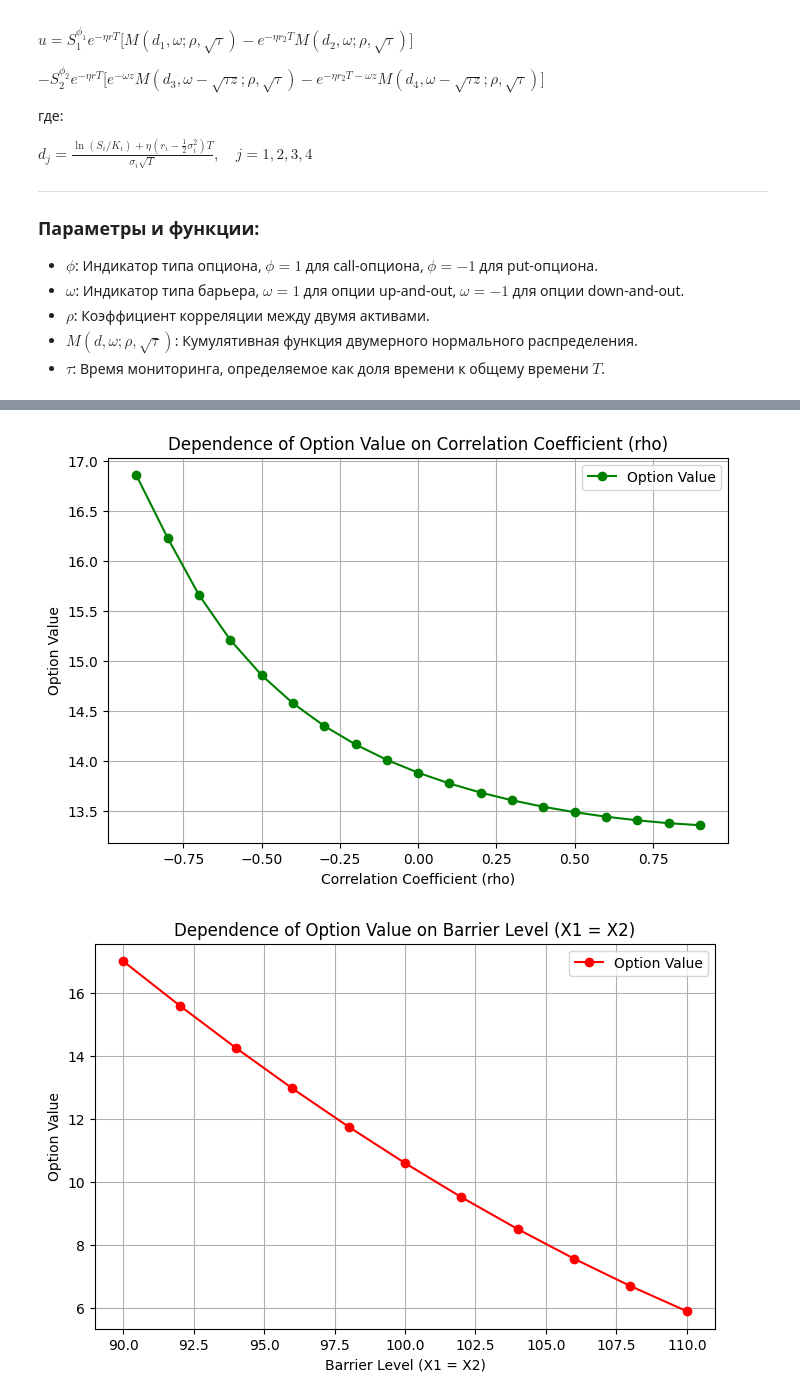
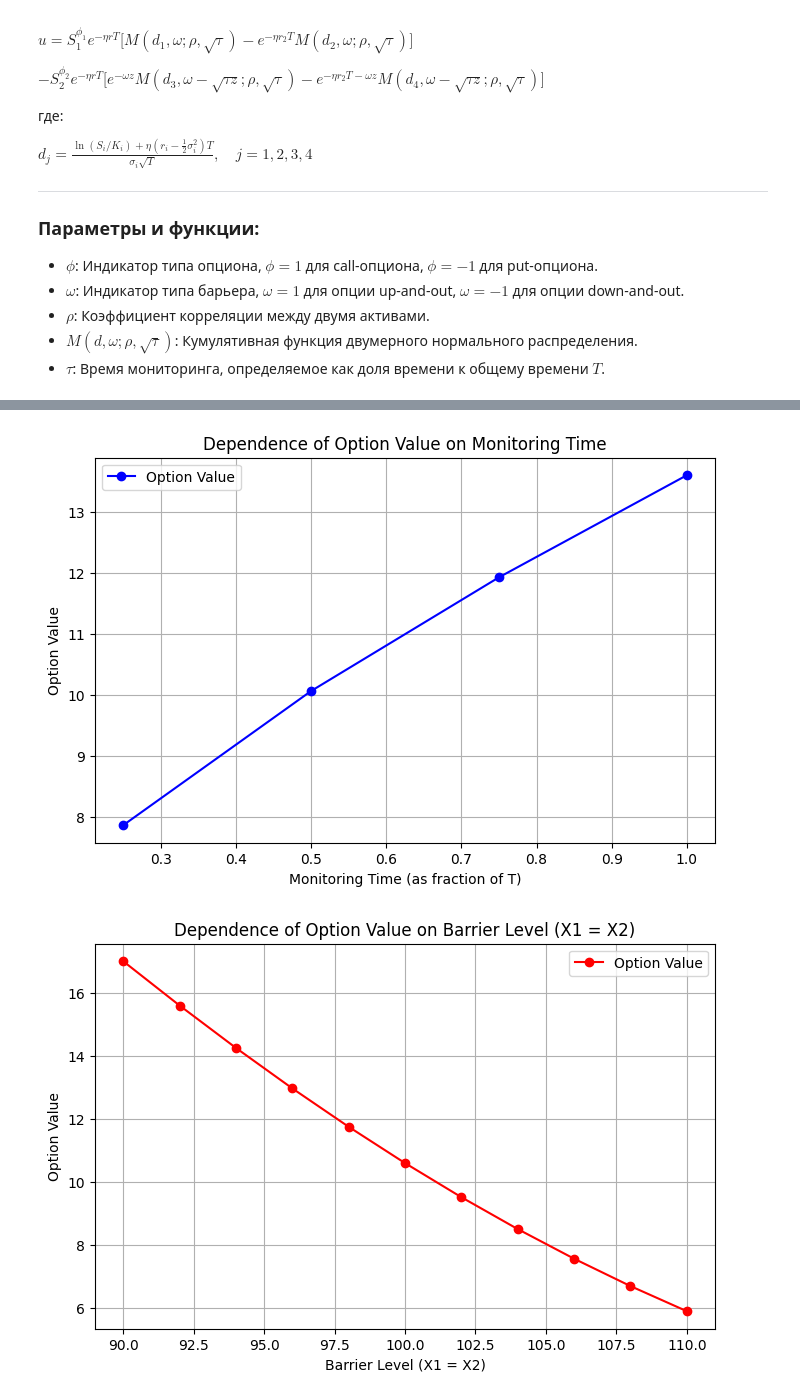
Before and after one commit to ShSonicX/GSFP, a Jupyter notebook: lab_4_GSFP.ipynb, the cells around one changed output, grey strips where cells are left out. Drawn from its saved outputs; the diff is of its cells as text; code cells hidden in the pictures.

```diff
--- a/lab_4_GSFP.ipynb
+++ b/lab_4_GSFP.ipynb
@@ -525,33 +535,33 @@ results_df
 # %%
-# # Построение графика зависимости стоимости опциона от времени мониторинга
-# plt.figure(figsize=(8, 5))
-# plt.plot(results_df['Monitoring Time'], results_df['Option Value'], marker='o', linestyle='-', color='b', label='Option Value')
-# plt.title('Dependence of Option Value on Monitoring Time')
-# plt.xlabel('Monitoring Time (as fraction of T)')
-# plt.ylabel('Option Value')
-# plt.grid(True)
-# plt.legend()
-# plt.show()
+# Построение графика зависимости стоимости опциона от времени мониторинга
+plt.figure(figsize=(8, 5))
+plt.plot(results_df['Monitoring Time'], results_df['Option Value'], marker='o', linestyle='-', color='b', label='Option Value')
+plt.title('Dependence of Option Value on Monitoring Time')
+plt.xlabel('Monitoring Time (as fraction of T)')
+plt.ylabel('Option Value')
+plt.grid(True)
+plt.legend()
+plt.show()
+# %% [output]
+[figure, added]
 # %%
-# Влияние корреляции rho на стоимость опциона
-rho_values = np.arange(-0.9, 1.0, 0.1)
-option_values_rho = []
+# # Влияние корреляции rho на стоимость опциона
+# rho_values = np.arange(-0.9, 1.0, 0.1)
+# option_values_rho = []
 
-for rho_test in rho_values:
-    value = option_value(S1, S2, X1, X2, r1, r2, sigma1, sigma2, T, rho_test, monitoring_times[-1])
-    option_values_rho.append(value)
+# for rho_test in rho_values:
+#     value = option_value(S1, S2, X1, X2, r1, r2, sigma1, sigma2, T, rho_test, monitoring_times[-1])
+#     option_values_rho.append(value)
 
-# Построение графика зависимости стоимости опциона от корреляции rho
-plt.figure(figsize=(8, 5))
-plt.plot(rho_values, option_values_rho, marker='o', linestyle='-', color='g', label='Option Value')
-plt.title('Dependence of Option Value on Correlation Coefficient (rho)')
-plt.xlabel('Correlation Coefficient (rho)')
-plt.ylabel('Option Value')
-plt.grid(True)
-plt.legend()
-plt.show()
+# # Построение графика зависимости стоимости опциона от корреляции rho
+# plt.figure(figsize=(8, 5))
+# plt.plot(rho_values, option_values_rho, marker='o', linestyle='-', color='g', label='Option Value')
+# plt.title('Dependence of Option Value on Correlation Coefficient (rho)')
+# plt.xlabel('Correlation Coefficient (rho)')
+# plt.ylabel('Option Value')
+# plt.grid(True)
+# plt.legend()
+# plt.show()
-# %% [output]
-[figure, removed]
 # %%
 # Импорты и переопределение функций после сброса окружения
 import numpy as np
```
Also changed, not shown: parts of 1 cell of this notebook.
